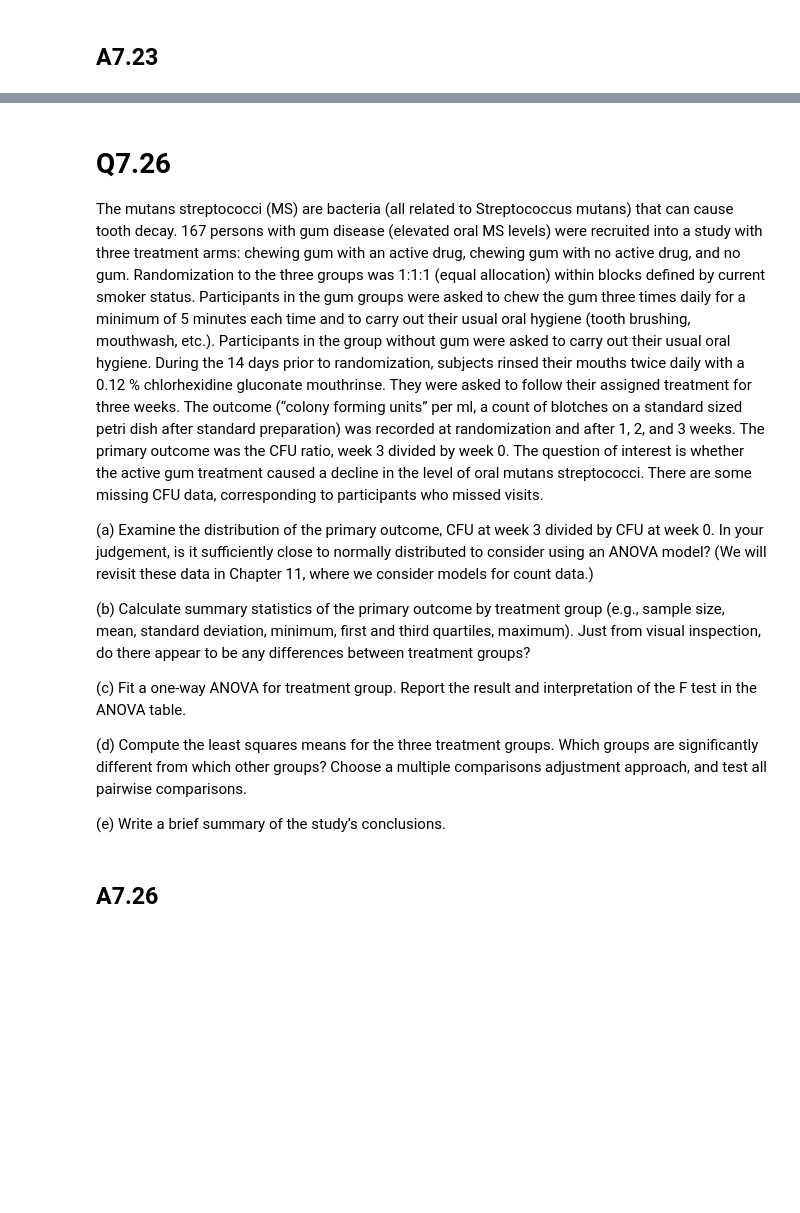
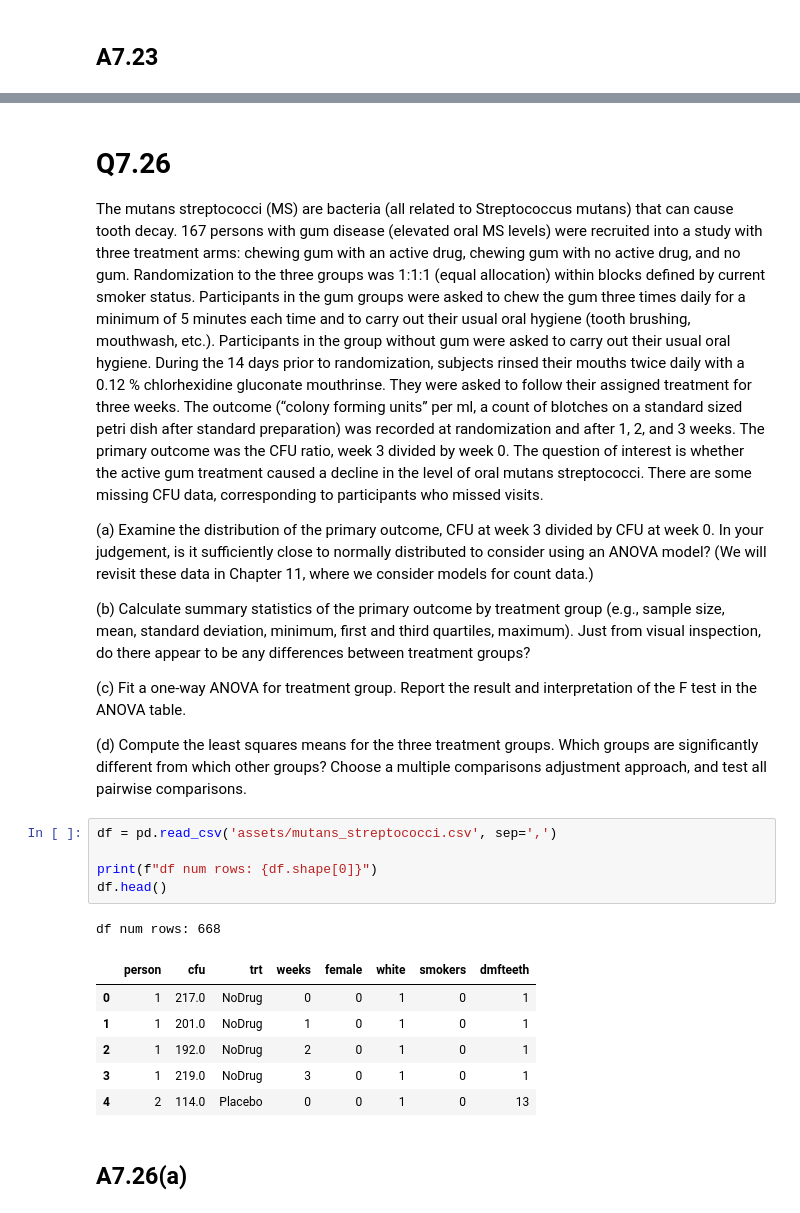
Before and after one commit to jmsdao/intro-biostats-solutions, a Jupyter notebook: Chapter07.ipynb, the cells around one changed output, grey strips where cells are left out. Drawn from its saved outputs; the diff is of its cells as text; blank space fills up the shorter version.

```diff
--- a/Chapter07.ipynb
+++ b/Chapter07.ipynb
@@ -681,7 +671,18 @@ of the F test in the ANOVA table.
 (d) Compute the least squares means for the three treatment groups. Which
 groups are significantly different from which other groups? Choose a multiple
 comparisons adjustment approach, and test all pairwise comparisons.
-
-(e) Write a brief summary of the study’s conclusions.
+# %%
+df = pd.read_csv('assets/mutans_streptococci.csv', sep=',')
+
+print(f"df num rows: {df.shape[0]}")
+df.head()
+# %% [output]
+df num rows: 668
+|  | person | cfu | trt | weeks | female | white | smokers | dmfteeth |
+| 0 | 1 | 217.0 | NoDrug | 0 | 0 | 1 | 0 | 1 |
+| 1 | 1 | 201.0 | NoDrug | 1 | 0 | 1 | 0 | 1 |
+| 2 | 1 | 192.0 | NoDrug | 2 | 0 | 1 | 0 | 1 |
+| 3 | 1 | 219.0 | NoDrug | 3 | 0 | 1 | 0 | 1 |
+| 4 | 2 | 114.0 | Placebo | 0 | 0 | 1 | 0 | 13 |
 # %% [markdown]
-## A7.26
+## A7.26(a)
```
Also changed, not shown: parts of 17 cells of this notebook, 7 other files.
